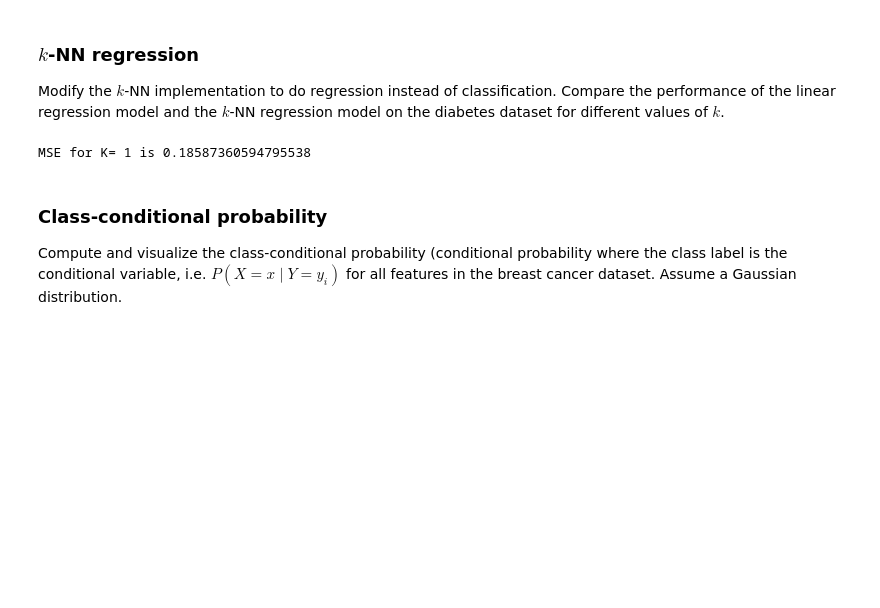
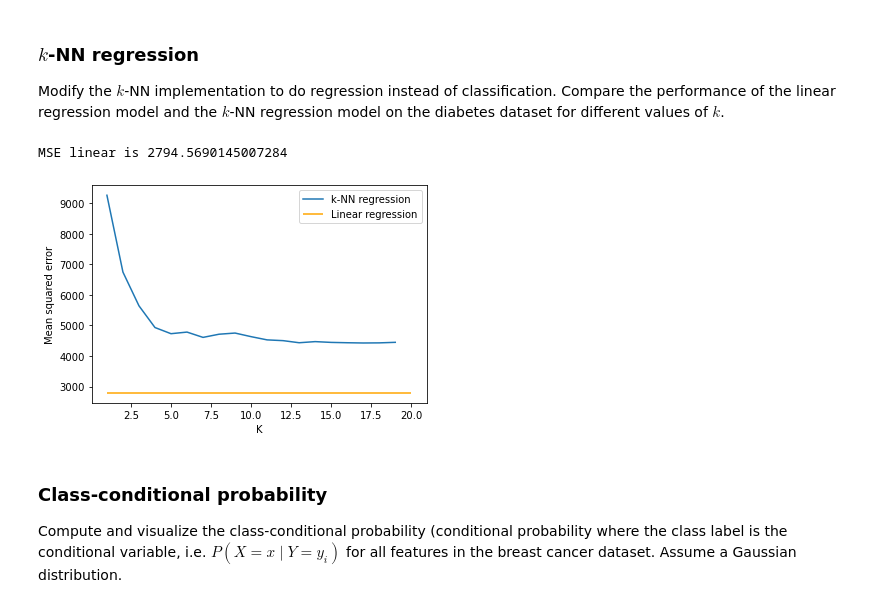
Before and after one commit to bgeven/8DM50_Group4, a Jupyter notebook: Assignment_week_1/GA_group4_week_1.ipynb, the cells around one changed output. Drawn from its saved outputs; the diff is of its cells as text; code cells hidden in the pictures; blank space fills up the shorter version.

Commit message:
kNN regression met plot

```diff
--- a/Assignment_week_1/GA_group4_week_1.ipynb
+++ b/Assignment_week_1/GA_group4_week_1.ipynb
@@ -241,21 +238,41 @@ Modify the $k$-NN implementation to do regression instead of classification. Com
 # %%
 from kNN import *
 import matplotlib.pyplot as plt
-X_train = breast_cancer.data[:300]
-y_train = breast_cancer.target[:300]
-X_test = breast_cancer.data[300:]
-y_test = breast_cancer.target[300:]
+X_train = diabetes.data[:300, :]
+y_train = diabetes.target[:300, np.newaxis]
+X_test = diabetes.data[300:, :]
+y_lest = diabetes.target[300:, np.newaxis]
 
-range_K = range(1,2) # The range of K's that are used for the kNN algorithm
-good_pred_list = []   # List for the rate of good predictions:all predictions for each K
+#Linear regression
+ones = np.ones((len(X_test), 1))
+X_test_ones = np.concatenate((ones, X_test), axis=1)
+beta = lsq(X_train, y_train)
+y_pred=X_test_ones.dot(beta)
 
+MSE_linear = np.square(np.subtract(y_test,y_pred)).mean()
+print('MSE linear is', MSE_linear)
+
+#k-NN refression
+k_min=1
+k_max=20
+range_K = range(k_min,k_max) # The range of K's that are used for the kNN algorithm
+MSE_diff_list=[]
 for K in range_K:
     euclidean_matrix=eucledian_distance(X_test,X_train)
-    y_pred_kNN=kNN_prediction_regression(euclidean_matrix, y_train, y_test, K, good_pred_list)
+    y_pred_kNN=kNN_prediction_regression(euclidean_matrix, y_train, y_test, K)
     MSE = np.square(np.subtract(y_test,y_pred_kNN)).mean()
-    print('MSE for K=', K, 'is', MSE)
+    #print('MSE for K=', K, 'is', MSE)
+    MSE_diff=MSE_linear-MSE
+    #print('MSE difference for K=', K, 'is', MSE_diff)
+    MSE_diff_list.append(MSE)
+plt.plot(range_K, MSE_diff_list, label='k-NN regression')
+plt.hlines(MSE_linear,k_min,k_max, 'orange', label='Linear regression')
+plt.xlabel('K')
+plt.ylabel('Mean squared error')
+plt.legend();
 # %% [output]
-MSE for K= 1 is 0.18587360594795538
+MSE linear is 2794.5690145007284
+[figure, added]
 # %% [markdown]
 ### Class-conditional probability
 
```
Also changed, not shown: parts of 4 cells of this notebook, 1 other file.
